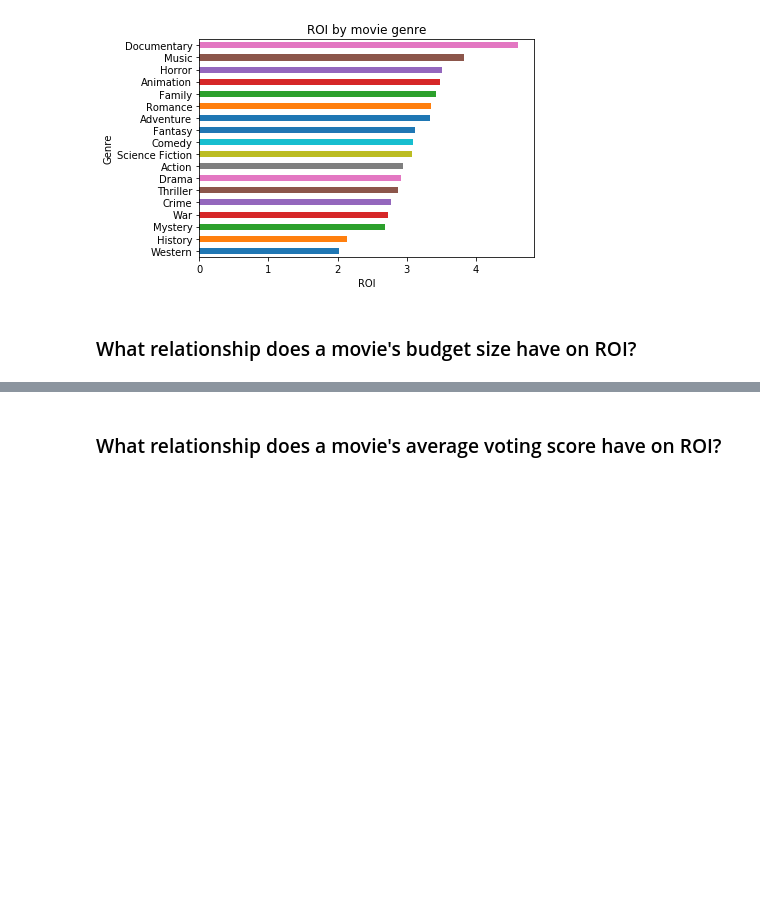
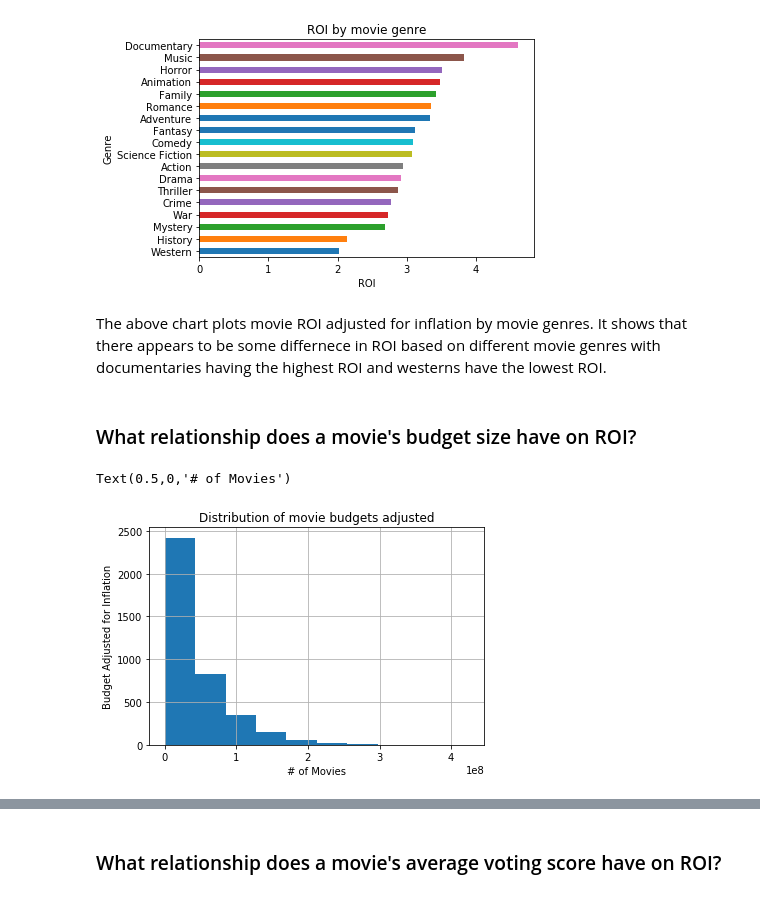
Before and after one commit to ngardiner7/udacity, a Jupyter notebook: data-analyst/term1/project-investigate-dataset/movie_analysis.ipynb, the cells around one changed output, grey strips where cells are left out. Cells and saved outputs as stored; diff of their text form; code cells hidden in the pictures; blank space fills up the shorter version.

Commit message:
Updating project based on feedback

```diff
--- a/data-analyst/term1/project-investigate-dataset/movie_analysis.ipynb
+++ b/data-analyst/term1/project-investigate-dataset/movie_analysis.ipynb
@@ -157,5 +157,15 @@ plt.xlabel("ROI")
 # %% [output]
 Text(0.5,0,'ROI')
 [figure]
+# %% [markdown]
+The above chart plots movie ROI adjusted for inflation by movie genres. It shows that there appears to be some differnece in ROI based on different movie genres with documentaries having the highest ROI and westerns have the lowest ROI.
 # %% [markdown]
 ### What relationship does a movie's budget size have on ROI?
+# %%
+df['budget_adj'].hist()
+plt.title('Distribution of movie budgets adjusted')
+plt.ylabel("Budget Adjusted for Inflation")
+plt.xlabel("# of Movies")
+# %% [output]
+Text(0.5,0,'# of Movies')
+[figure, added]
```
Also changed, not shown: parts of 11 cells of this notebook, 1 other file.
